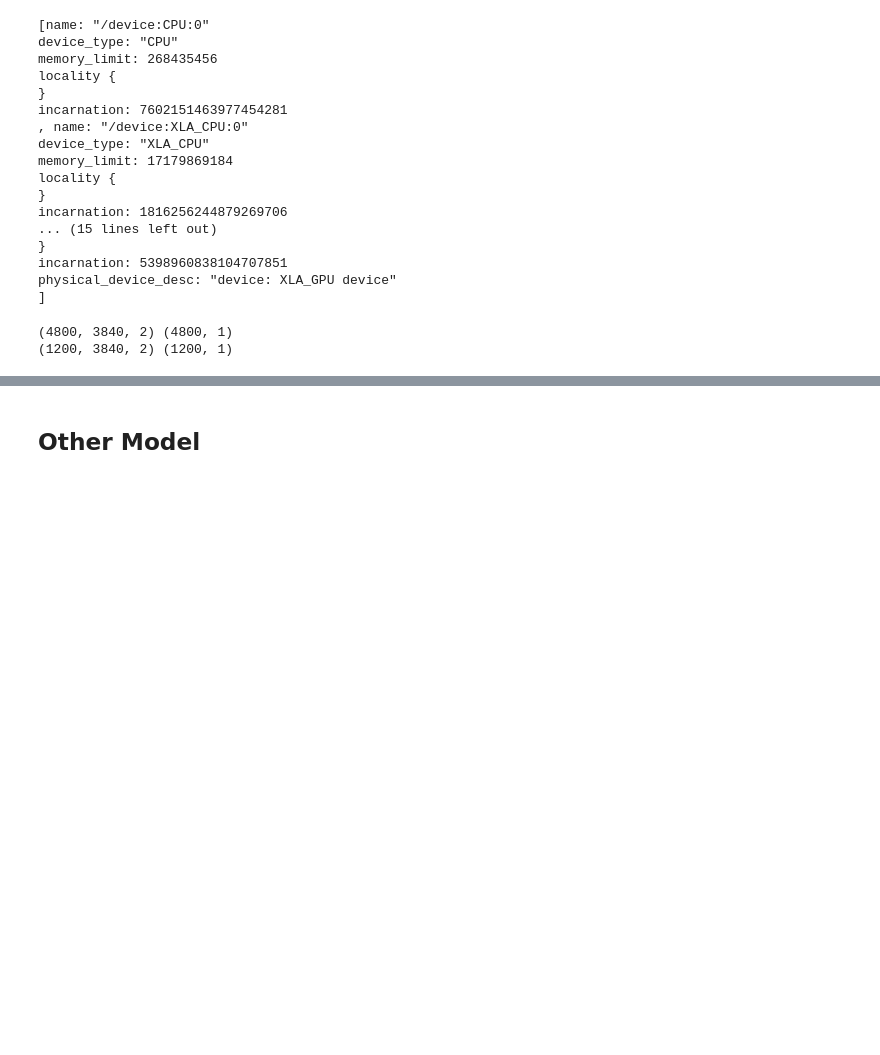
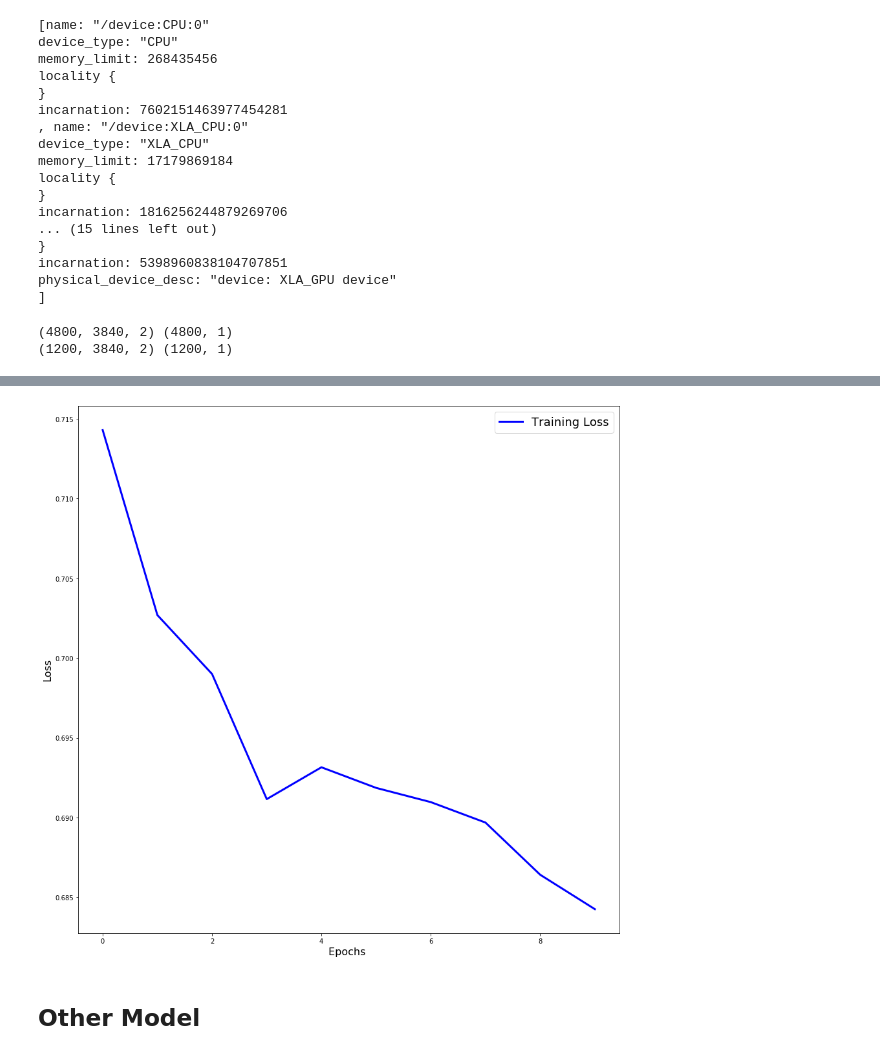
Before and after one commit to Assassinsarms/Classification-of-AF-Onset-from-ECG-data-using-a-1D-Convolutional-Neural-Network-and-Random-Forest, a Jupyter notebook: Aaron_Mir_INM701_Coursework.ipynb, the cells around one changed output, grey strips where cells are left out. Saved outputs shown, nothing was run; the diff lists cells and outputs as text; code cells hidden in the pictures; blank space fills up the shorter version.

```diff
--- a/Aaron_Mir_INM701_Coursework.ipynb
+++ b/Aaron_Mir_INM701_Coursework.ipynb
@@ -217,3 +228,12 @@ KeyboardInterrupt:
+# %%
+plt.figure(figsize=(15, 15))
+plt.plot(history.history['loss'], 'b', linewidth=3.0, label='Training Loss')
+plt.legend(fontsize=18)
+plt.xlabel('Epochs ', fontsize=16)
+plt.ylabel('Loss', fontsize=16)
+plt.show()
+# %% [output]
+[figure, added]
 # %% [markdown]
 ## Other Model
 # %% [markdown]
```
Also changed, not shown: parts of 3 cells of this notebook.
